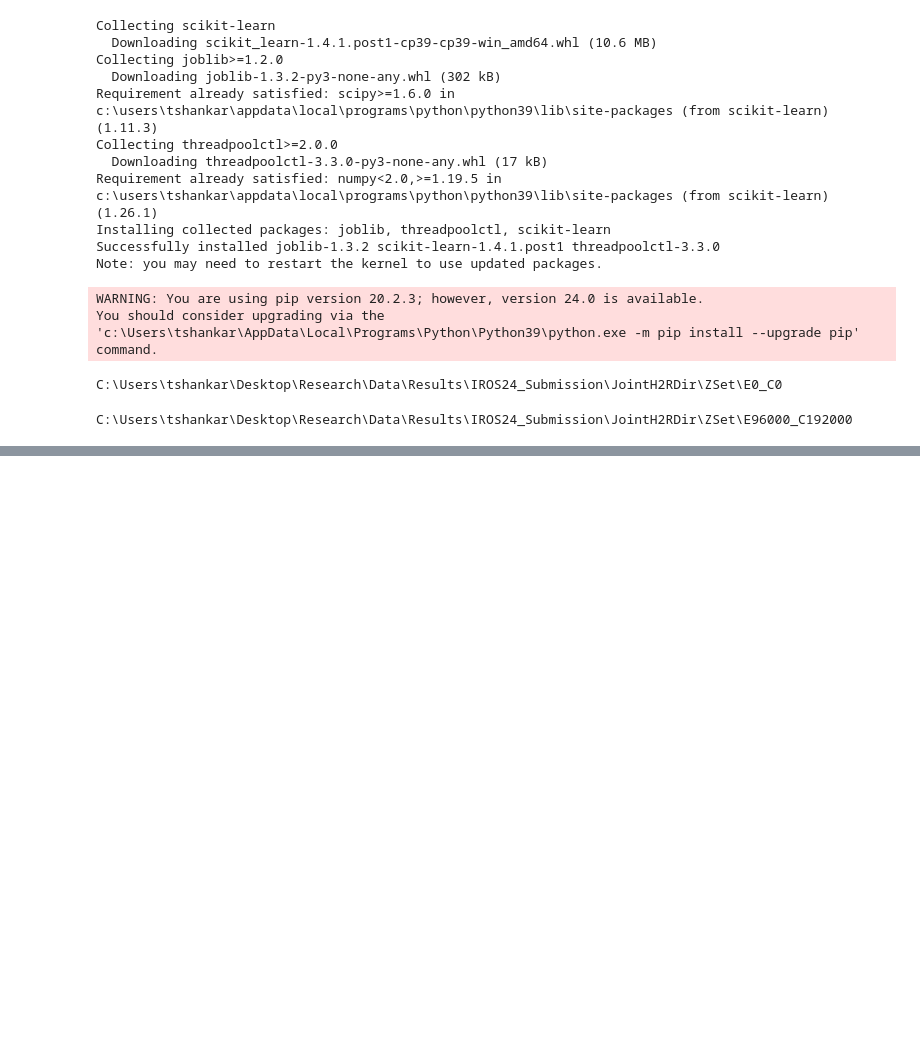
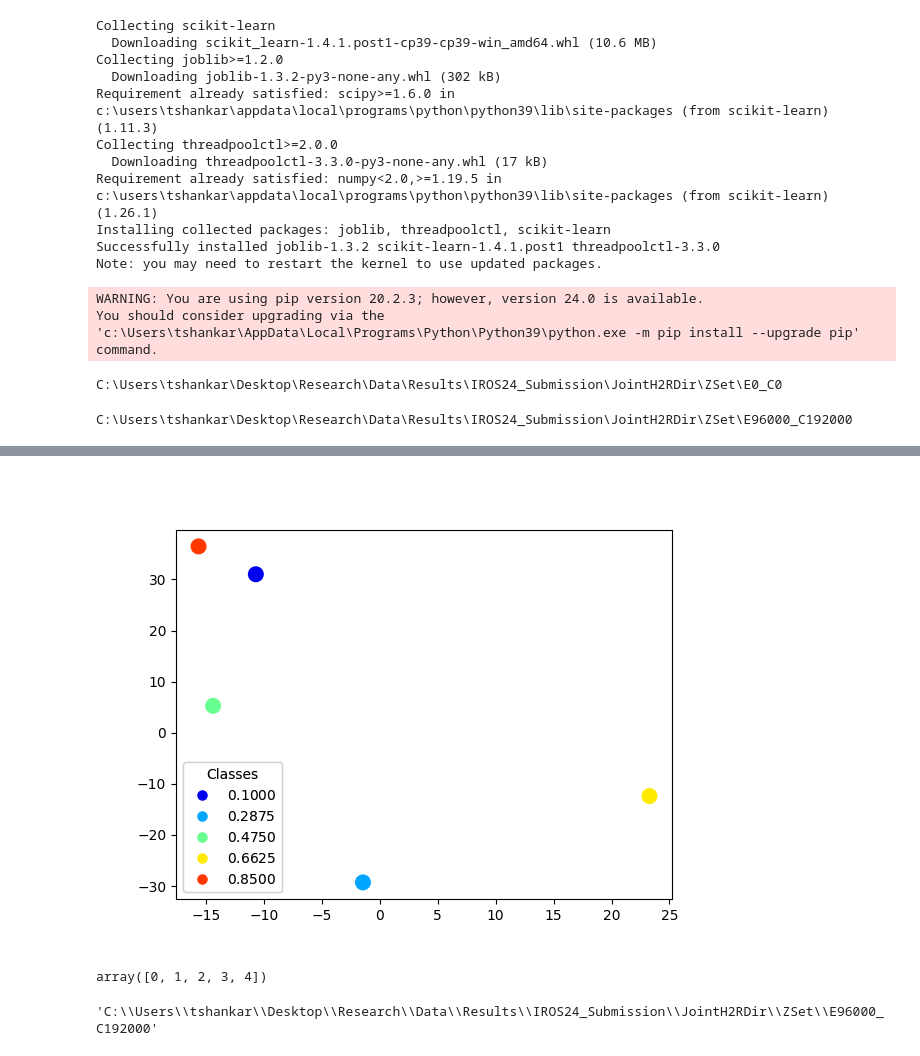
Before and after one commit to almutwakel/CausalSkillLearning, a Jupyter notebook: Experiments/Notebooks/JointH2R_Plots.ipynb, the cells around one changed output, grey strips where cells are left out. Saved outputs shown, nothing was run; the diff lists cells and outputs as text; code cells hidden in the pictures; blank space fills up the shorter version.

```diff
--- a/Experiments/Notebooks/JointH2R_Plots.ipynb
+++ b/Experiments/Notebooks/JointH2R_Plots.ipynb
@@ -125,0 +174,27 @@ def get_plot():
+# %%
+m = 4
+basec = np.arange(0,5)
+colors = colors = 0.1 + (0.75*basec/m)
+
+x = 1
+fig = plt.figure()
+ax = fig.gca()
+# plt.scatter(concat_embedded_zs[x:x+5,0], concat_embedded_zs[x:x+5,1], c=colors, cmap='jet', vmin=0, vmax=1, edgecolors='black', s=100, linewidth=1.5)
+# scatter = ax.scatter(concat_embedded_zs[x:x+5,0], concat_embedded_zs[x:x+5,1], c=colors, cmap='jet', vmin=0, vmax=1, s=100, linewidth=1.5)
+scatter = ax.scatter(concat_embedded_zs[x:x+5,0], concat_embedded_zs[x:x+5,1], c=basec, cmap='jet', vmin=0, vmax=1, s=100, linewidth=1.5)
+# produce a legend with the unique colors from the scatter
+legend1 = ax.legend(*scatter.legend_elements(), loc="lower left", title="Classes")
+ax.add_artist(legend1)
+
+plt.show()
+plt.savefig("F3.png")
+# %% [output]
+[figure, added]
+# %%
+np.arange(0,5)
+# %% [output]
+array([0, 1, 2, 3, 4])
+# %%
+pwd
+# %% [output]
+'C:\\Users\\tshankar\\Desktop\\Research\\Data\\Results\\IROS24_Submission\\JointH2RDir\\ZSet\\E96000_C192000'
```
Also changed, not shown: parts of 8 cells of this notebook, 5 other files.
